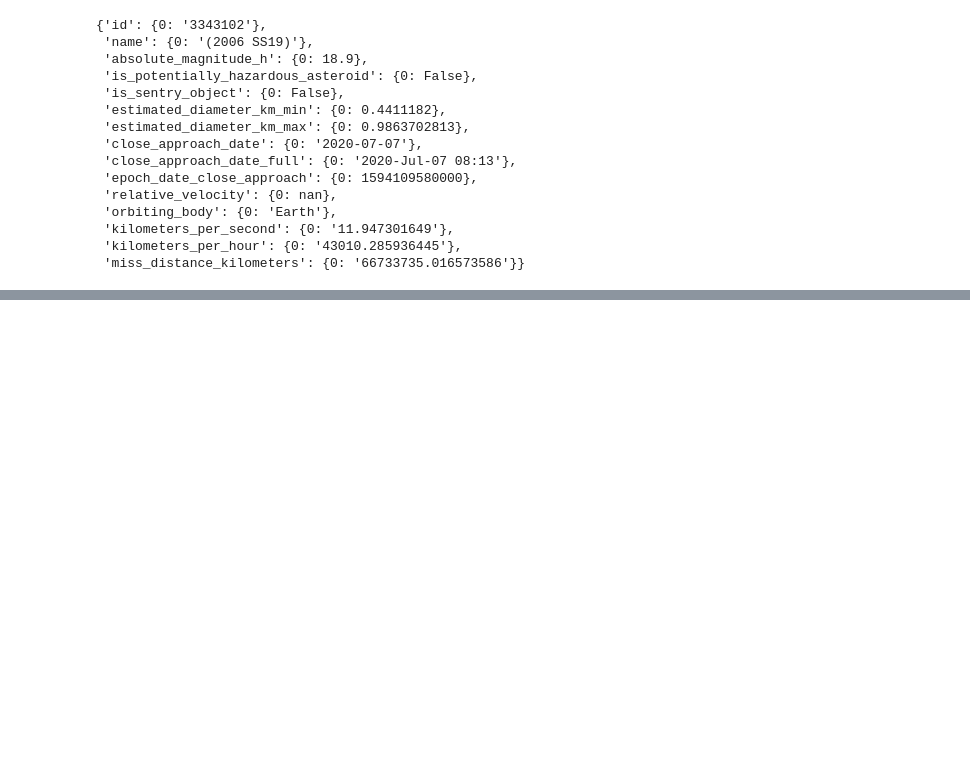
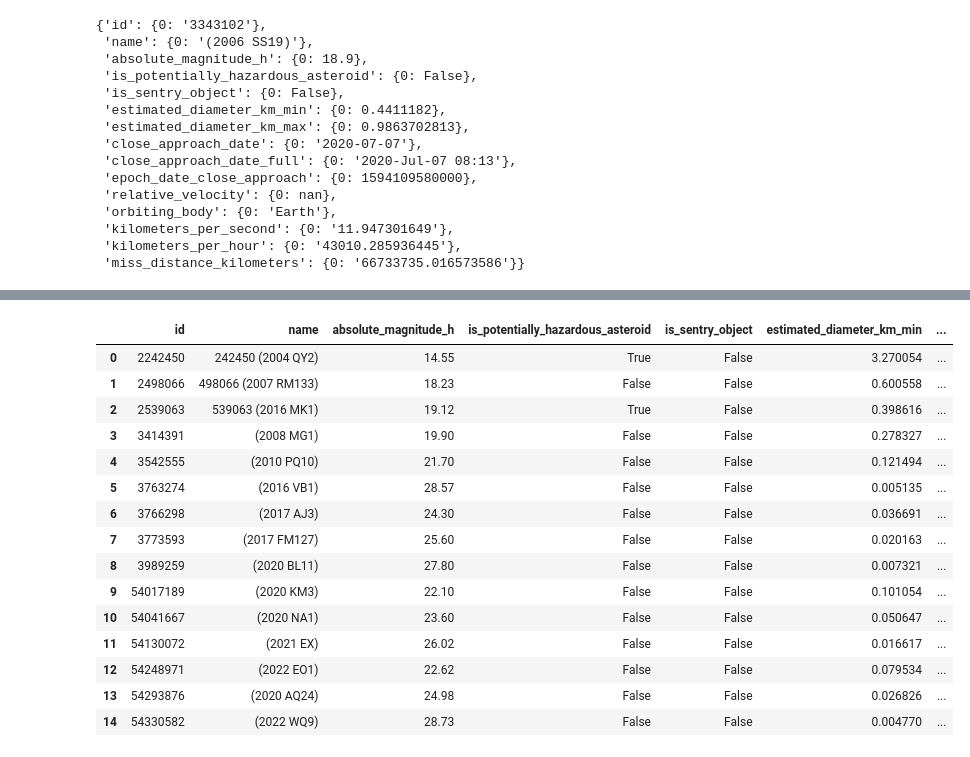
Before and after one commit to MikalaiZaitsau/Data_Analysis, a Jupyter notebook: NASA API/NASA_Asteroids_API.ipynb, the cells around one changed output, grey strips where cells are left out. Saved outputs shown, nothing was run; the diff lists cells and outputs as text; code cells hidden in the pictures; blank space fills up the shorter version.

```diff
--- a/NASA API/NASA_Asteroids_API.ipynb
+++ b/NASA API/NASA_Asteroids_API.ipynb
@@ -152,0 +166,21 @@ df_item.to_dict()
+# %%
+'''Структуры для работы.
+
+items_list - список из данных по каждому объекту за определенный период
+missed_colums_keys = [] - список для обработки словаря по одному объекту (удаление столбцов)
+'''
+items_list = []
+missed_colums_keys = [
+    'links','estimated_diameter',
+    'close_approach_data',
+    'relative_velocity',
+    'miss_distance'
+    ]
+# %%
+'''Создание списка заголовков
+
+для требуемого пустого DataFrame
+из DataFrame за один день
+'''
+key_list = list(df_item.to_dict())
+key_list
@@ -152,0 +203,5 @@ df_item.to_dict()
+# %%
+# Создаем пустой DataFrame
+df0 = pd.DataFrame(columns=key_list)
+
+df0
@@ -153 +210,4 @@ df_item.to_dict()
+# %%
+# n - количество запросов(дней)
+n = 3
 # %%
@@ -243,0 +269,23 @@ df_final
+# %%
+# Итоговый DataFrame.
+
+df0 = df0.head(15).reset_index()
+
+df0
+# %% [output]
+|  | id | name | absolute_magnitude_h | is_potentially_hazardous_asteroid | is_sentry_object | estimated_diameter_km_min | ... |
+| 0 | 2242450 | 242450 (2004 QY2) | 14.55 | True | False | 3.270054 | ... |
+| 1 | 2498066 | 498066 (2007 RM133) | 18.23 | False | False | 0.600558 | ... |
+| 2 | 2539063 | 539063 (2016 MK1) | 19.12 | True | False | 0.398616 | ... |
+| 3 | 3414391 | (2008 MG1) | 19.90 | False | False | 0.278327 | ... |
+| 4 | 3542555 | (2010 PQ10) | 21.70 | False | False | 0.121494 | ... |
+| 5 | 3763274 | (2016 VB1) | 28.57 | False | False | 0.005135 | ... |
+| 6 | 3766298 | (2017 AJ3) | 24.30 | False | False | 0.036691 | ... |
+| 7 | 3773593 | (2017 FM127) | 25.60 | False | False | 0.020163 | ... |
+| 8 | 3989259 | (2020 BL11) | 27.80 | False | False | 0.007321 | ... |
+| 9 | 54017189 | (2020 KM3) | 22.10 | False | False | 0.101054 | ... |
+| 10 | 54041667 | (2020 NA1) | 23.60 | False | False | 0.050647 | ... |
+| 11 | 54130072 | (2021 EX) | 26.02 | False | False | 0.016617 | ... |
+| 12 | 54248971 | (2022 EO1) | 22.62 | False | False | 0.079534 | ... |
+| 13 | 54293876 | (2020 AQ24) | 24.98 | False | False | 0.026826 | ... |
+| 14 | 54330582 | (2022 WQ9) | 28.73 | False | False | 0.004770 | ... |
```
Also changed, not shown: parts of 11 cells of this notebook, 1 other file.
